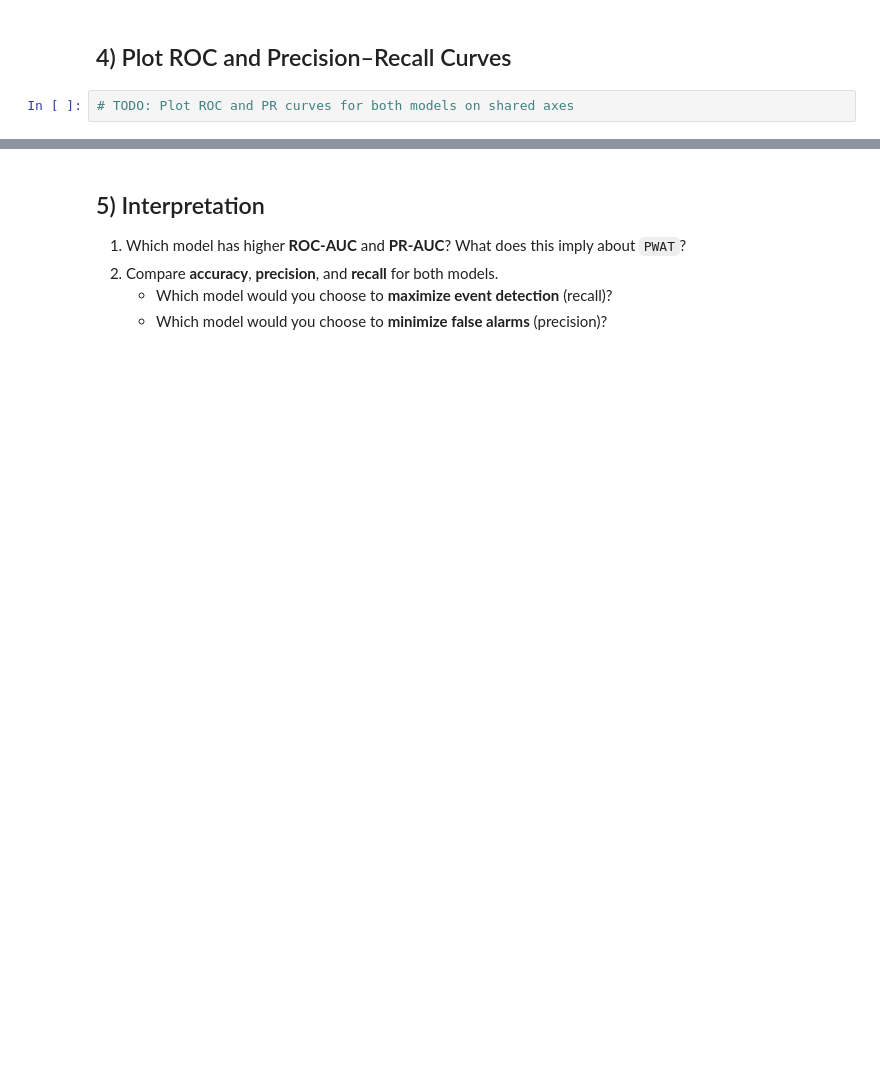
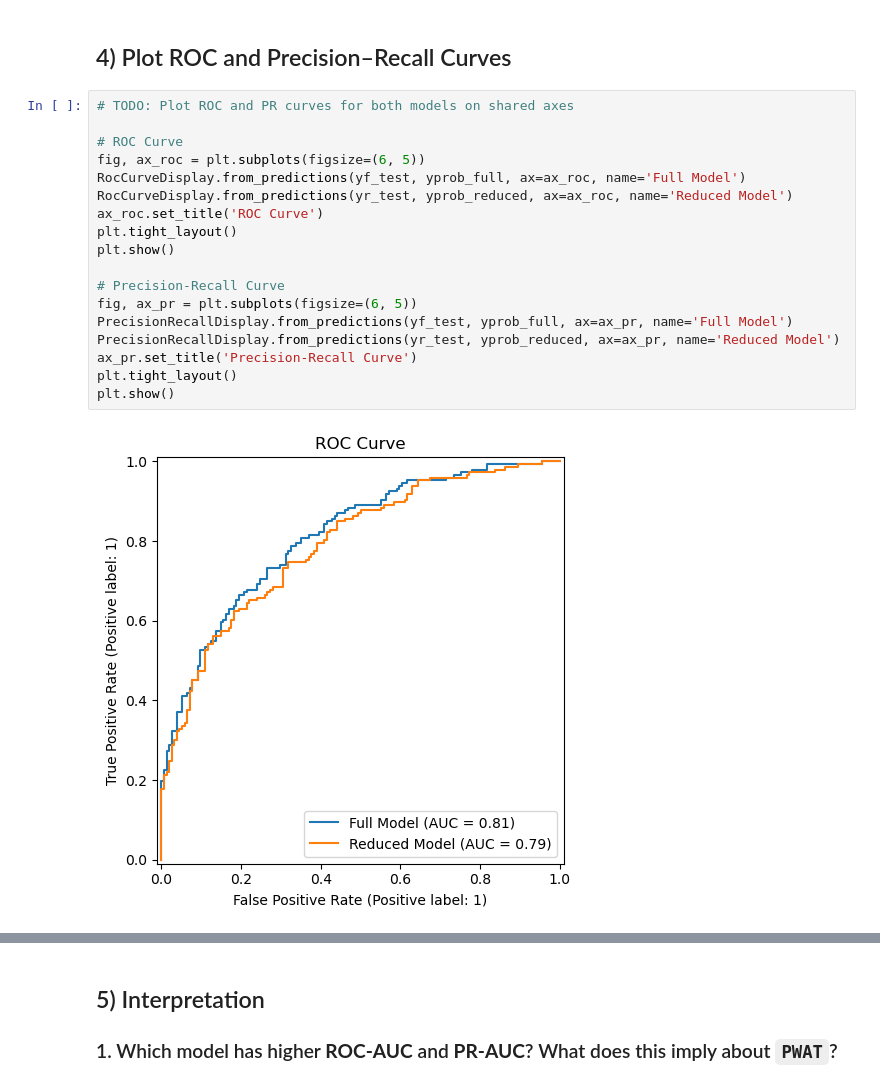
Before and after one commit to swnesbitt/ATMS-523-Module-5-Checkin, a Jupyter notebook: notebooks/LogReg_Compare_Models.ipynb, the cells around one changed output, grey strips where cells are left out. Saved outputs shown, nothing was run; the diff lists cells and outputs as text; blank space fills up the shorter version.

```diff
--- a/notebooks/LogReg_Compare_Models.ipynb
+++ b/notebooks/LogReg_Compare_Models.ipynb
@@ -83,3 +117,21 @@ ypred_reduced = (yprob_reduced >= thr).astype(int)
 ## 4) Plot ROC and Precision–Recall Curves
 # %%
 # TODO: Plot ROC and PR curves for both models on shared axes
+
+# ROC Curve
+fig, ax_roc = plt.subplots(figsize=(6, 5))
+RocCurveDisplay.from_predictions(yf_test, yprob_full, ax=ax_roc, name='Full Model')
+RocCurveDisplay.from_predictions(yr_test, yprob_reduced, ax=ax_roc, name='Reduced Model')
+ax_roc.set_title('ROC Curve')
+plt.tight_layout()
+plt.show()
+
+# Precision-Recall Curve
+fig, ax_pr = plt.subplots(figsize=(6, 5))
+PrecisionRecallDisplay.from_predictions(yf_test, yprob_full, ax=ax_pr, name='Full Model')
+PrecisionRecallDisplay.from_predictions(yr_test, yprob_reduced, ax=ax_pr, name='Reduced Model')
+ax_pr.set_title('Precision-Recall Curve')
+plt.tight_layout()
+plt.show()
+# %% [output]
+[figure, added]
@@ -86,7 +139,4 @@ ypred_reduced = (yprob_reduced >= thr).astype(int)
 # %% [markdown]
 ## 5) Interpretation
 
-1. Which model has higher **ROC-AUC** and **PR-AUC**? What does this imply about `PWAT`?
-2. Compare **accuracy**, **precision**, and **recall** for both models.
-   - Which model would you choose to **maximize event detection** (recall)?
-   - Which model would you choose to **minimize false alarms** (precision)?
+### 1. Which model has higher **ROC-AUC** and **PR-AUC**? What does this imply about `PWAT`?
```
Also changed, not shown: parts of 10 cells of this notebook.
